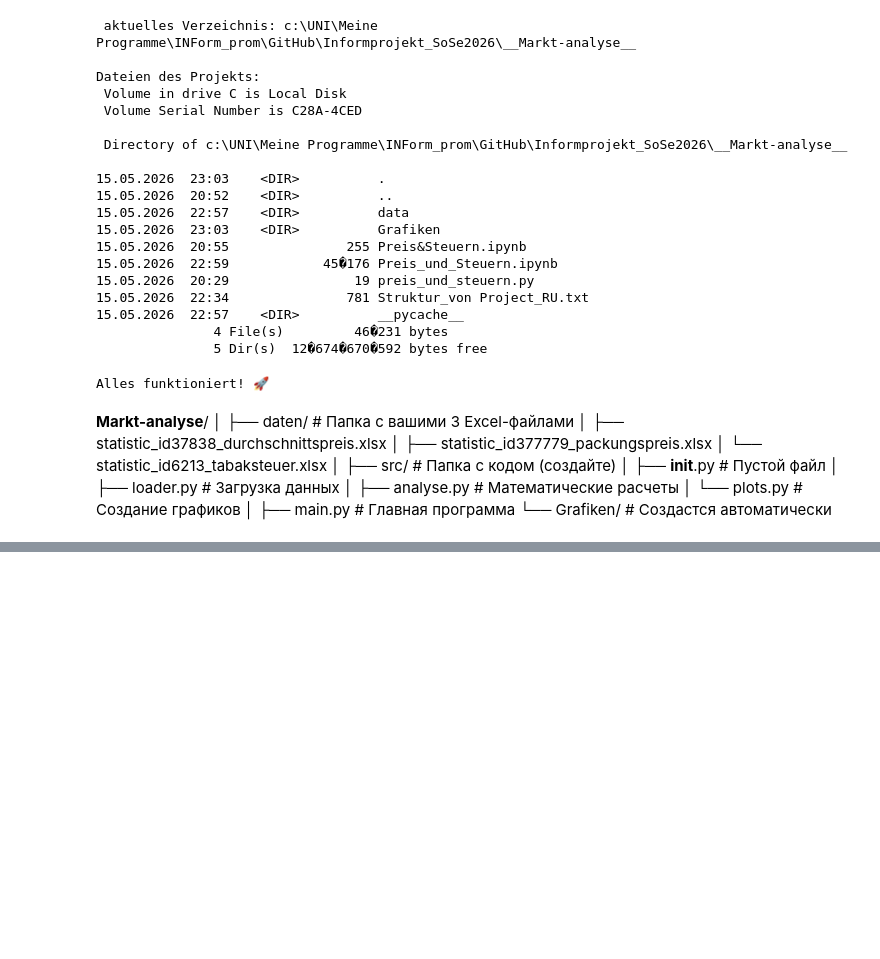
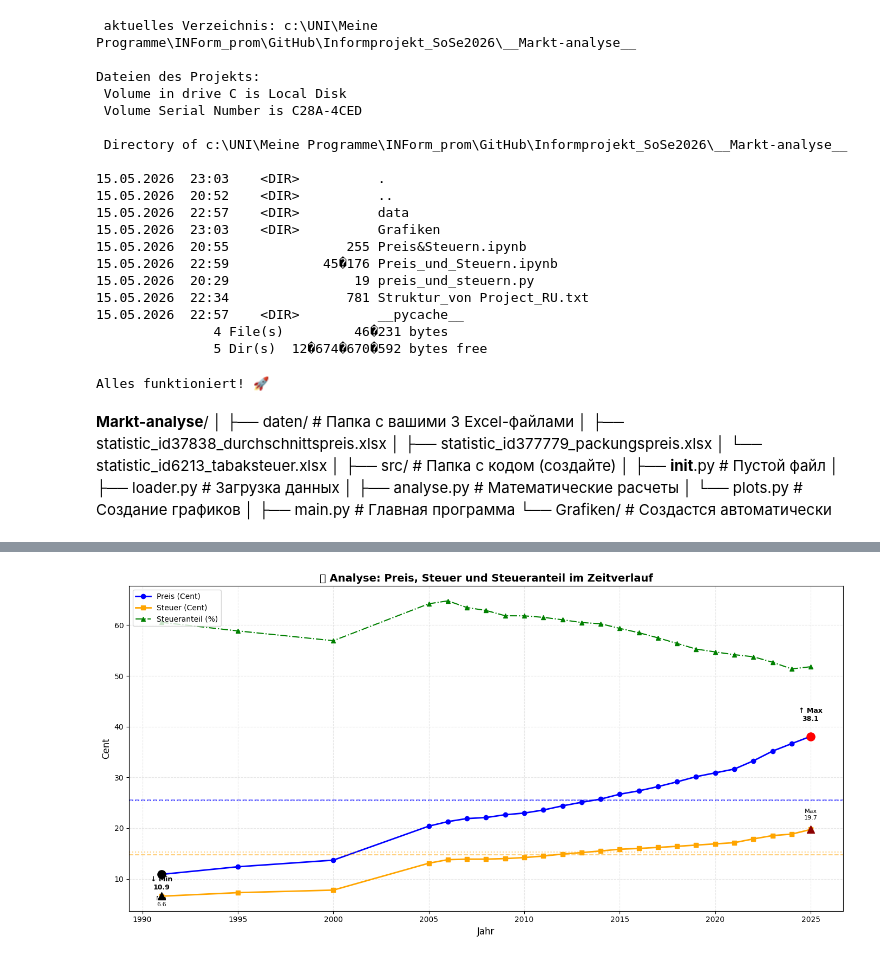
Before and after one commit to evda1011/Informprojekt_SoSe2026, a Jupyter notebook: __Markt-analyse__/Preis_und_Steuern.ipynb, the cells around one changed output, grey strips where cells are left out. Cells and saved outputs as stored; diff of their text form; code cells hidden in the pictures; blank space fills up the shorter version.

```diff
--- a/__Markt-analyse__/Preis_und_Steuern.ipynb
+++ b/__Markt-analyse__/Preis_und_Steuern.ipynb
@@ -141,0 +985,57 @@ Ordner 'Grafiken' existiert bereits.
+# %%
+plt.figure(figsize=(14, 7))
+
+# ========== 1. TRENDS ==========
+plt.plot(df['Jahr'], df['Preis'], label='Preis (Cent)', marker='o', color='blue', linewidth=2)
+plt.plot(df['Jahr'], df['Steuer'], label='Steuer (Cent)', marker='s', color='orange', linewidth=2)
+plt.plot(df['Jahr'], df['Anteil'], label='Steueranteil (%)', marker='^', color='green', linewidth=1.5, linestyle='-.')
+
+# ========== 2. STATISTIK (ohne Label in Legende) ==========
+mean_preis = df['Preis'].mean()
+median_preis = df['Preis'].median()
+plt.axhline(mean_preis, linestyle='--', alpha=0.5, color='blue')
+plt.axhline(median_preis, linestyle=':', alpha=0.5, color='blue')
+
+mean_steuer = df['Steuer'].mean()
+median_steuer = df['Steuer'].median()
+plt.axhline(mean_steuer, linestyle='--', alpha=0.5, color='orange')
+plt.axhline(median_steuer, linestyle=':', alpha=0.5, color='orange')
+
+# ========== 3. MIN/MAX mit Text direkt am Punkt ==========
+# Preis
+x_min_preis = df.loc[df['Preis'].idxmin(), 'Jahr']
+y_min_preis = df['Preis'].min()
+plt.scatter(x_min_preis, y_min_preis, color='black', s=120, zorder=5)
+plt.text(x_min_preis, y_min_preis - 3, f'↓ Min\n{y_min_preis:.1f}',
+         ha='center', fontsize=9, fontweight='bold')
+
+x_max_preis = df.loc[df['Preis'].idxmax(), 'Jahr']
+y_max_preis = df['Preis'].max()
+plt.scatter(x_max_preis, y_max_preis, color='red', s=120, zorder=5)
+plt.text(x_max_preis, y_max_preis + 3, f'↑ Max\n{y_max_preis:.1f}',
+         ha='center', fontsize=9, fontweight='bold')
+
+# Steuer
+x_min_steuer = df.loc[df['Steuer'].idxmin(), 'Jahr']
+y_min_steuer = df['Steuer'].min()
+plt.scatter(x_min_steuer, y_min_steuer, color='black', s=100, zorder=5, marker='^')
+plt.text(x_min_steuer, y_min_steuer - 2, f'Min\n{y_min_steuer:.1f}',
+         ha='center', fontsize=8)
+
+x_max_steuer = df.loc[df['Steuer'].idxmax(), 'Jahr']
+y_max_steuer = df['Steuer'].max()
+plt.scatter(x_max_steuer, y_max_steuer, color='darkred', s=100, zorder=5, marker='^')
+plt.text(x_max_steuer, y_max_steuer + 2, f'Max\n{y_max_steuer:.1f}',
+         ha='center', fontsize=8)
+
+# ========== 4. AUSSTATTUNG ==========
+plt.legend(loc='upper left', fontsize=10)
+plt.grid(True, alpha=0.3, linestyle='--')
+plt.title('📊 Analyse: Preis, Steuer und Steueranteil im Zeitverlauf', fontsize=14, fontweight='bold')
+plt.xlabel('Jahr', fontsize=12)
+plt.ylabel('Cent', fontsize=12)
+
+plt.tight_layout()
+plt.show()
+# %% [output]
+[figure, added]
```
Also changed, not shown: parts of 15 cells of this notebook, 1 other file.
